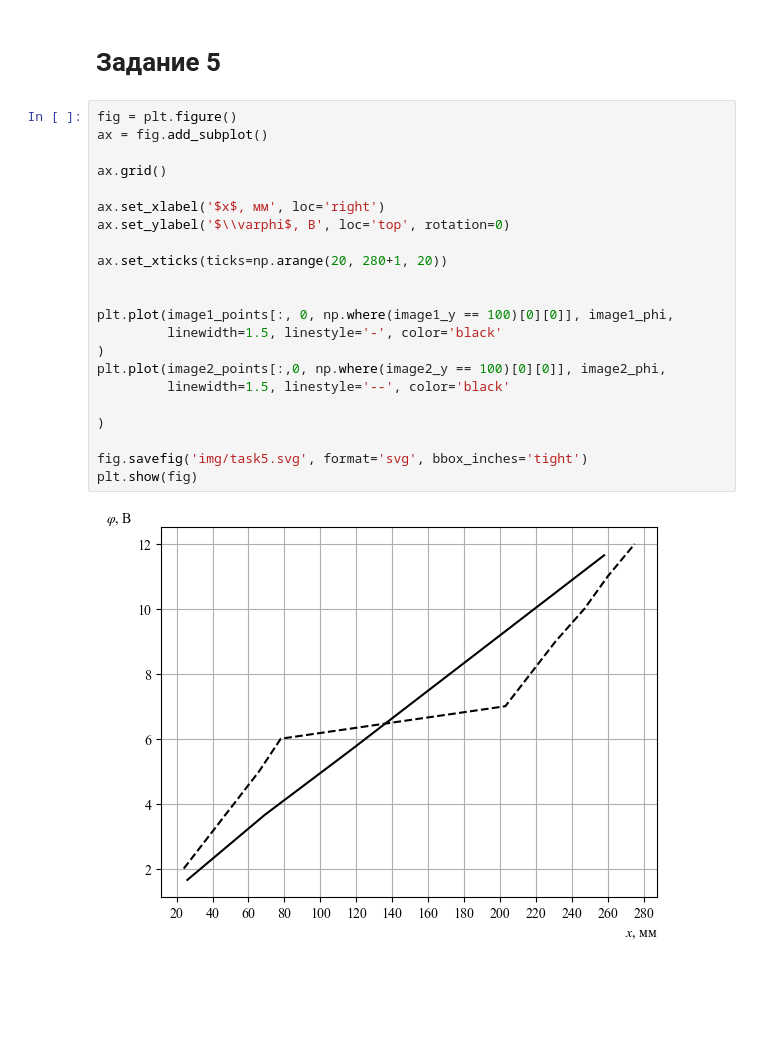
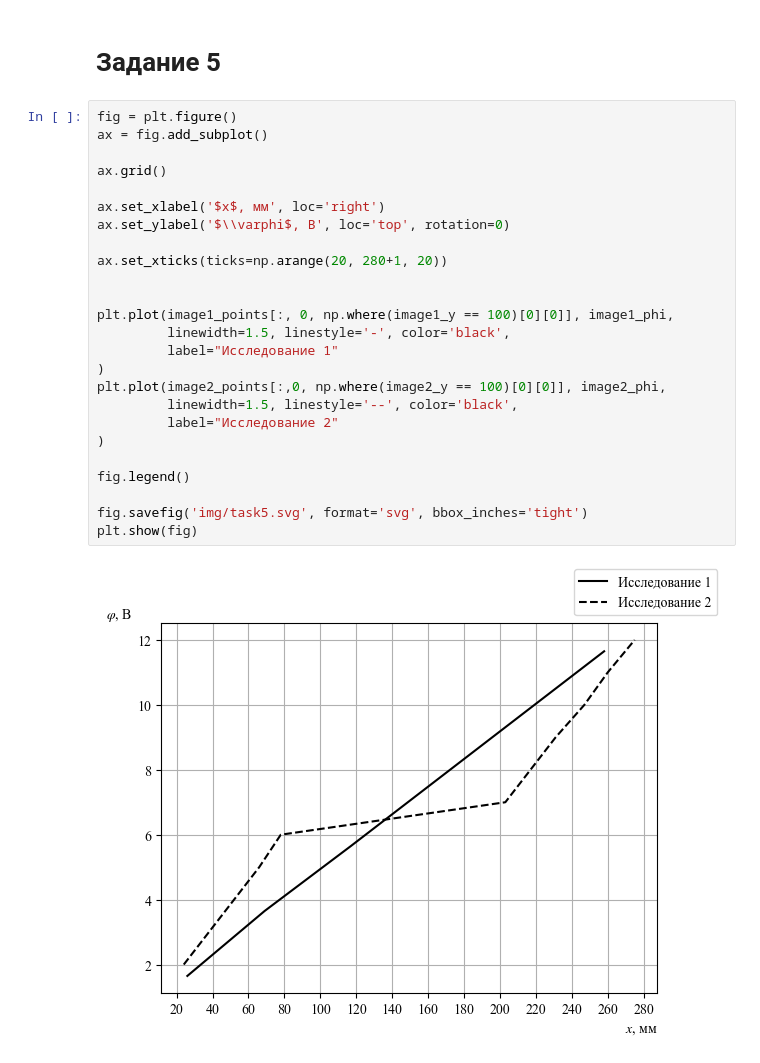
Before and after one commit to Hanqnero/ITMO_Physics2_Labs, a Jupyter notebook: reports/3.01/solution.ipynb, the cells around one changed output. Cells and saved outputs as stored; diff of their text form; blank space fills up the shorter version.

```diff
--- a/reports/3.01/solution.ipynb
+++ b/reports/3.01/solution.ipynb
@@ -459,24 +468,27 @@ fig.savefig('img/task4-Es.svg', format='svg', bbox_inches='tight')
 # %%
 fig = plt.figure()
 ax = fig.add_subplot()
 
 ax.grid()
 
 ax.set_xlabel('$x$, мм', loc='right')
 ax.set_ylabel('$\\varphi$, В', loc='top', rotation=0)
 
 ax.set_xticks(ticks=np.arange(20, 280+1, 20))
 
 
 plt.plot(image1_points[:, 0, np.where(image1_y == 100)[0][0]], image1_phi,
-         linewidth=1.5, linestyle='-', color='black'
+         linewidth=1.5, linestyle='-', color='black',
+         label="Исследование 1"
 )
 plt.plot(image2_points[:,0, np.where(image2_y == 100)[0][0]], image2_phi,
-         linewidth=1.5, linestyle='--', color='black'
+         linewidth=1.5, linestyle='--', color='black',
+         label="Исследование 2"
+)
 
-)
+fig.legend()
 
 fig.savefig('img/task5.svg', format='svg', bbox_inches='tight')
 plt.show(fig)
 # %% [output]
-[figure, old version]
+[figure, new version]
```
Also changed, not shown: parts of 7 cells of this notebook, 8 other files.
